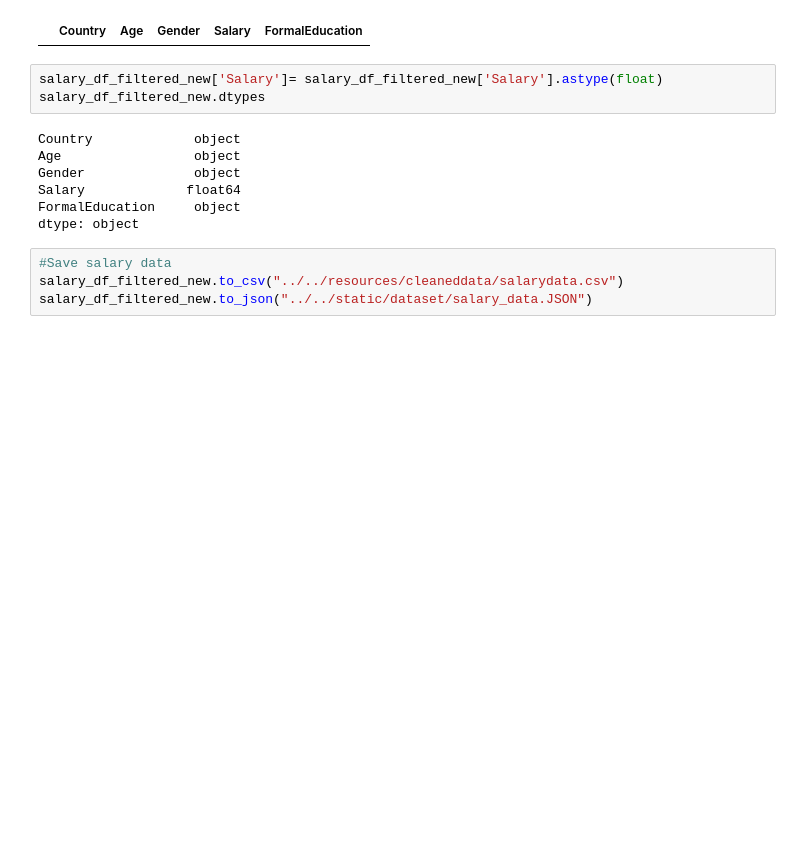
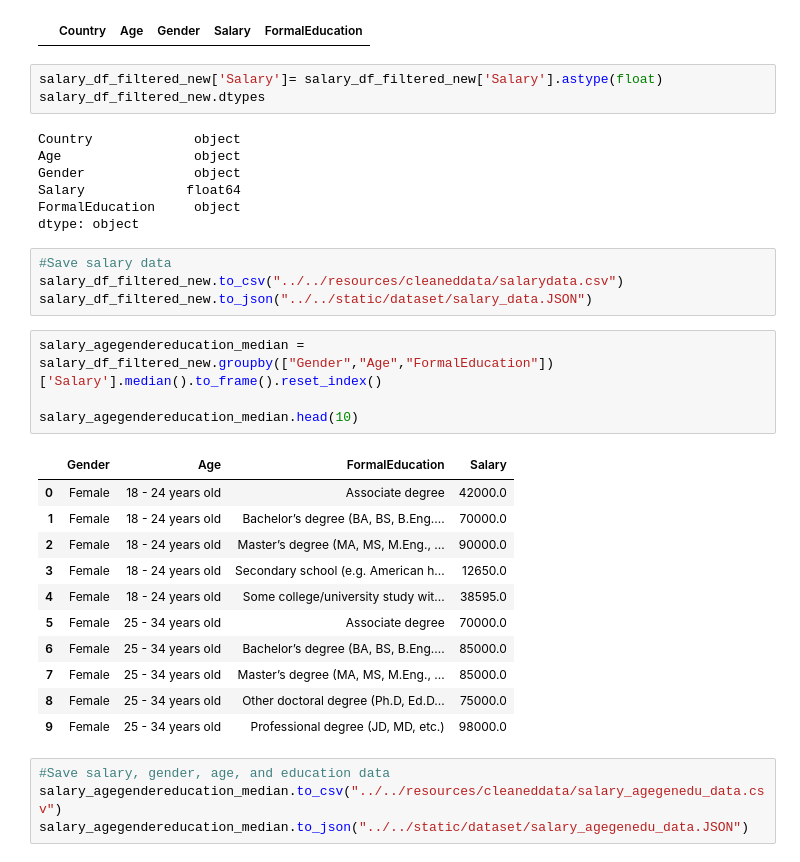
Before and after one commit to haobaids/FinalProject, a Jupyter notebook: static/python/salary.ipynb, the cells around one changed output. Cells and saved outputs as stored; diff of their text form; blank space fills up the shorter version.

Commit message:
pulled more data and add more plots to dashboard
pulled more data and add more plots to dashboard

```diff
--- a/static/python/salary.ipynb
+++ b/static/python/salary.ipynb
@@ -107,3 +108,23 @@ dtype: object
 #Save salary data
 salary_df_filtered_new.to_csv("../../resources/cleaneddata/salarydata.csv")
 salary_df_filtered_new.to_json("../../static/dataset/salary_data.JSON")
+# %%
+salary_agegendereducation_median = salary_df_filtered_new.groupby(["Gender","Age","FormalEducation"])['Salary'].median().to_frame().reset_index()
+
+salary_agegendereducation_median.head(10)
+# %% [output]
+|  | Gender | Age | FormalEducation | Salary |
+| 0 | Female | 18 - 24 years old | Associate degree | 42000.0 |
+| 1 | Female | 18 - 24 years old | Bachelor’s degree (BA, BS, B.Eng.... | 70000.0 |
+| 2 | Female | 18 - 24 years old | Master’s degree (MA, MS, M.Eng., ... | 90000.0 |
+| 3 | Female | 18 - 24 years old | Secondary school (e.g. American h... | 12650.0 |
+| 4 | Female | 18 - 24 years old | Some college/university study wit... | 38595.0 |
+| 5 | Female | 25 - 34 years old | Associate degree | 70000.0 |
+| 6 | Female | 25 - 34 years old | Bachelor’s degree (BA, BS, B.Eng.... | 85000.0 |
+| 7 | Female | 25 - 34 years old | Master’s degree (MA, MS, M.Eng., ... | 85000.0 |
+| 8 | Female | 25 - 34 years old | Other doctoral degree (Ph.D, Ed.D... | 75000.0 |
+| 9 | Female | 25 - 34 years old | Professional degree (JD, MD, etc.) | 98000.0 |
+# %%
+#Save salary, gender, age, and education data
+salary_agegendereducation_median.to_csv("../../resources/cleaneddata/salary_agegenedu_data.csv")
+salary_agegendereducation_median.to_json("../../static/dataset/salary_agegenedu_data.JSON")
```
Also changed, not shown: parts of 13 cells of this notebook, 11 other files.
